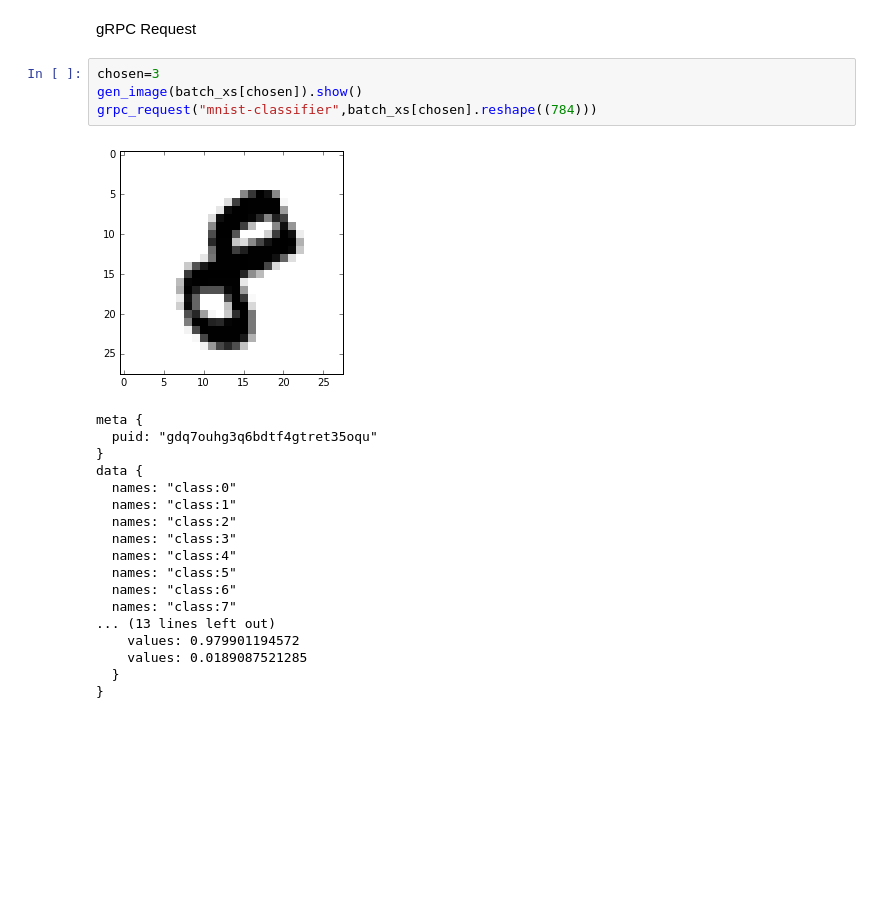
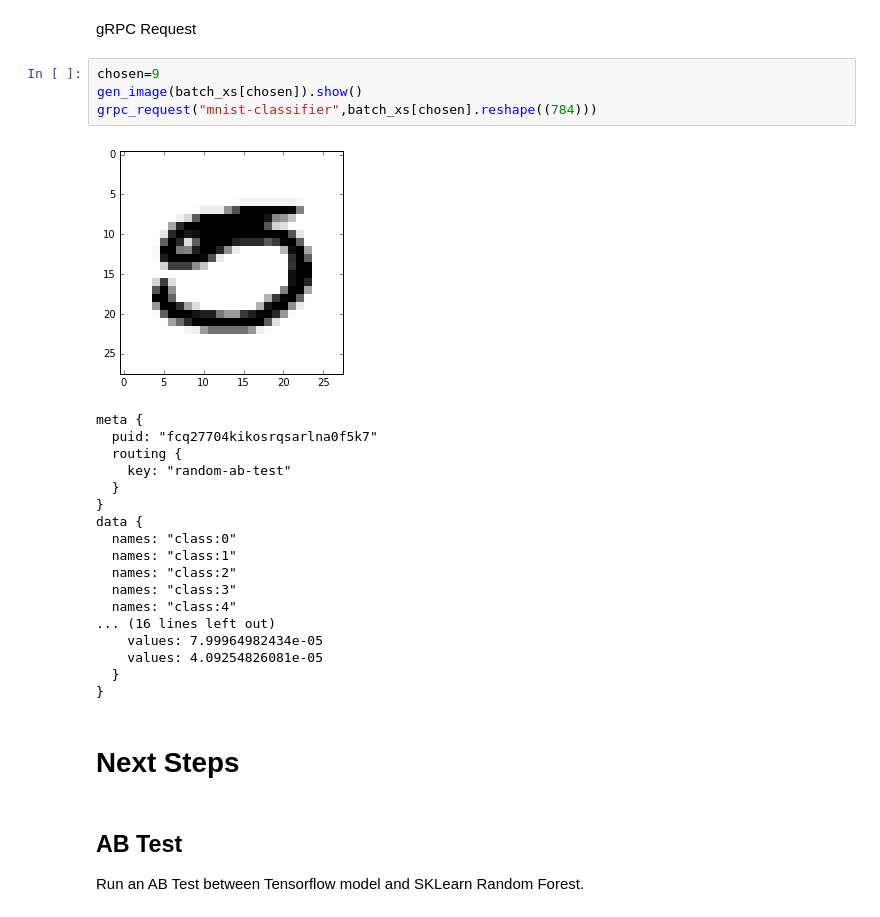
Before and after one commit to kubeflow/example-seldon, a Jupyter notebook: notebooks/example.ipynb, the cells around one changed output. Cells and saved outputs as stored; diff of their text form; blank space fills up the shorter version.

Commit message:
add ab test

```diff
--- a/notebooks/example.ipynb
+++ b/notebooks/example.ipynb
@@ -205,13 +206,16 @@ rest_request("mnist-classifier",batch_xs[chosen].reshape((1,784)))
 # %% [markdown]
 gRPC Request
 # %%
-chosen=3
+chosen=9
 gen_image(batch_xs[chosen]).show()
 grpc_request("mnist-classifier",batch_xs[chosen].reshape((784)))
 # %% [output]
-[figure, old version]
+[figure, new version]
 meta {
-  puid: "gdq7ouhg3q6bdtf4gtret35oqu"
+  puid: "fcq27704kikosrqsarlna0f5k7"
+  routing {
+    key: "random-ab-test"
+  }
 }
 data {
   names: "class:0"
@@ -219,11 +223,13 @@ data {
   names: "class:2"
   names: "class:3"
   names: "class:4"
-  names: "class:5"
-  names: "class:6"
-  names: "class:7"
-... (13 lines left out)
-    values: 0.979901194572
-    values: 0.0189087521285
+... (16 lines left out)
+    values: 7.99964982434e-05
+    values: 4.09254826081e-05
   }
 }
+# %% [markdown]
+# Next Steps
+# %% [markdown]
+## AB Test
+ Run an AB Test between Tensorflow model and SKLearn Random Forest.
```
Also changed, not shown: parts of 4 cells of this notebook, 4 other files.
